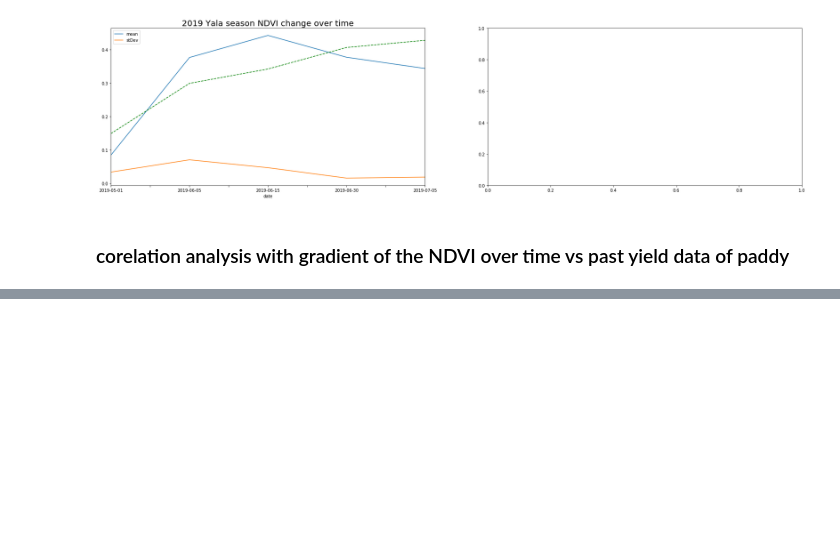
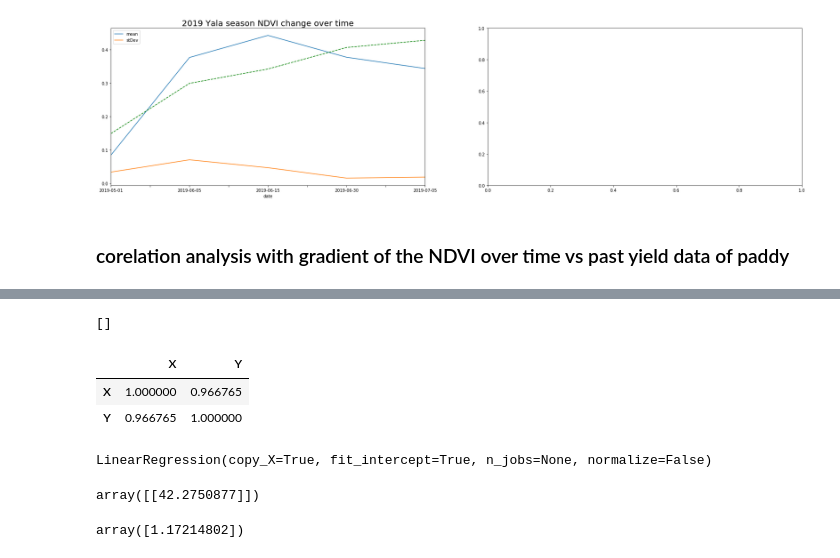
Before and after one commit to Rasika666/final_research, a Jupyter notebook: sat_image/R_analysis.ipynb, the cells around one changed output, grey strips where cells are left out. Drawn from its saved outputs; the diff is of its cells as text; code cells hidden in the pictures; blank space fills up the shorter version.

```diff
--- a/sat_image/R_analysis.ipynb
+++ b/sat_image/R_analysis.ipynb
@@ -166,0 +198,26 @@ gradient is: 0.004290885661482019
+# %%
+X_data = [x for x in paddy_df['X']]
+detect_outlier(X_data)
+# %% [output]
+[]
+# %%
+paddy_df.corr()
+# %% [output]
+|  | X | Y |
+| X | 1.000000 | 0.966765 |
+| Y | 0.966765 | 1.000000 |
+# %%
+# paddy yield model
+from sklearn.linear_model import LinearRegression
+model = LinearRegression()
+model.fit(paddy_df[['X']],paddy_df[['Y']])
+# %% [output]
+LinearRegression(copy_X=True, fit_intercept=True, n_jobs=None, normalize=False)
+# %%
+model.coef_
+# %% [output]
+array([[42.2750877]])
+# %%
+model.intercept_
+# %% [output]
+array([1.17214802])
```
Also changed, not shown: parts of 5 cells of this notebook, 9 other files.
